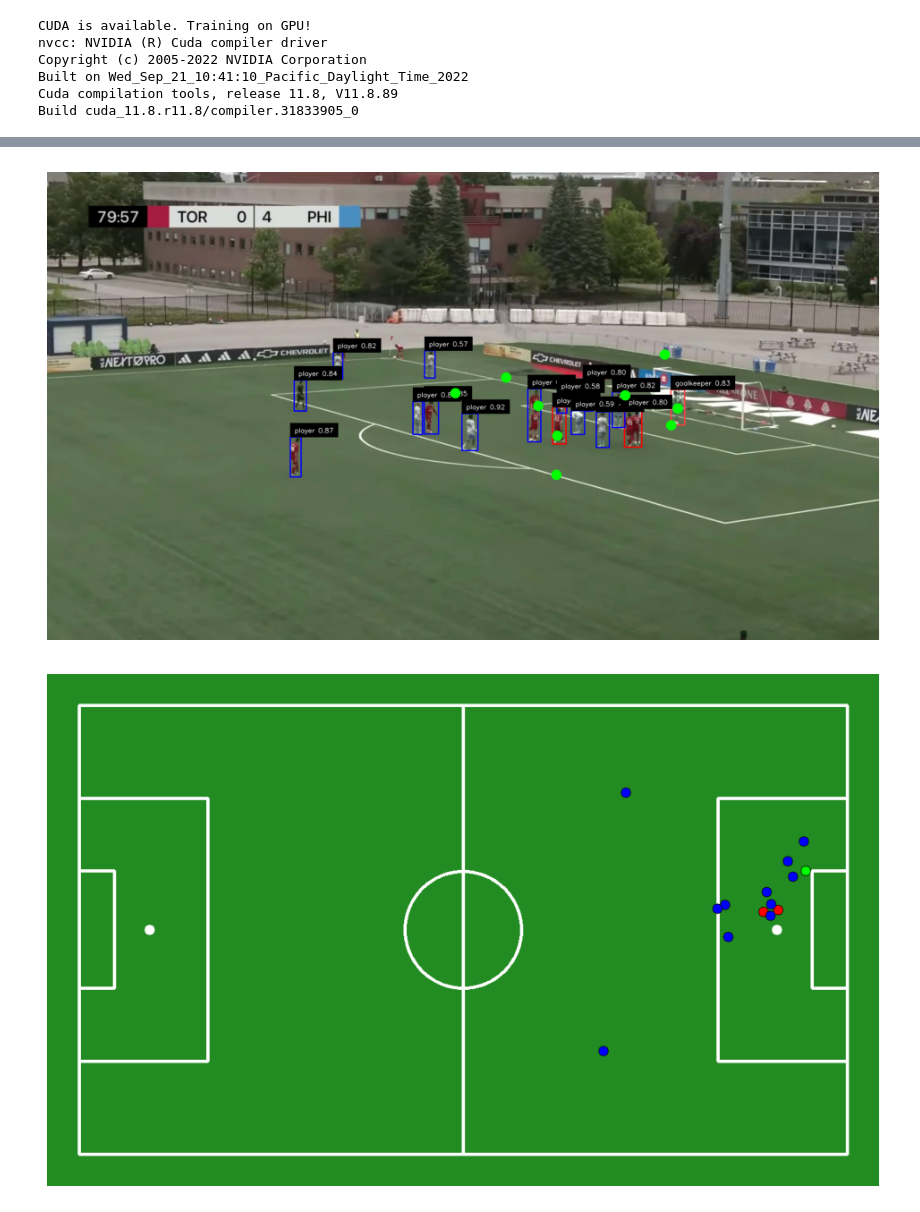
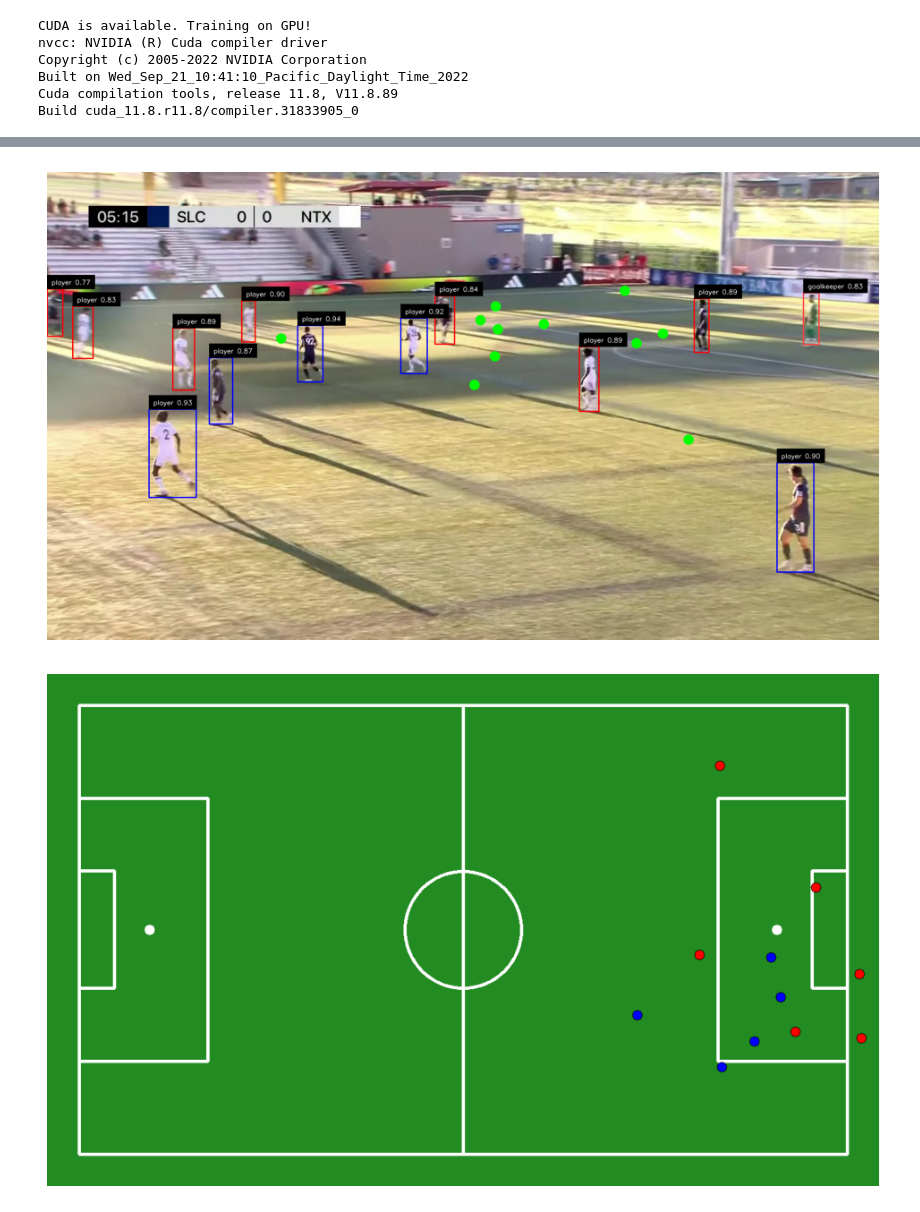
Before and after one commit to Isss11/soccer-computer-vision-analysis, a Jupyter notebook: detector.ipynb, the cells around one changed output, grey strips where cells are left out. Saved outputs shown, nothing was run; the diff lists cells and outputs as text; code cells hidden in the pictures.

```diff
--- a/detector.ipynb
+++ b/detector.ipynb
@@ -134,6 +128,7 @@ Cuda compilation tools, release 11.8, V11.8.89
 Build cuda_11.8.r11.8/compiler.31833905_0
 # %%
 import numpy as np
+import cv2
 
 class ViewTransformer:
     def __init__(self, source: np.ndarray, target: np.ndarray) -> None:
@@ -147,7 +142,7 @@ class ViewTransformer:
         source = source.astype(np.float32)
         target = target.astype(np.float32)
 
-        self.m, _ = cv2.findHomography(source, target)
+        self.m, _ = cv2.findHomography(source, target, method=cv2.RANSAC, ransacReprojThreshold=2)
         if self.m is None:
             raise ValueError(
                 "Homography matrix could not be calculated.")
@@ -810,34 +935,35 @@ def processVideoFrame(frame):
 # %%
 import supervision as sv
 from tqdm import tqdm
-from sports.common.team import TeamClassifier
 
-SOURCE_VIDEO_PATH = "example-input/soccerClipFootage_1.mp4"
+SOURCE_VIDEO_PATH = "example-input/clip_17.mp4"
 PLAYER_ID = 2
 STRIDE = 30
 
 frame_generator = sv.get_video_frames_generator(
     source_path=SOURCE_VIDEO_PATH, stride=STRIDE)
 
+
 crops = []
 for frame in tqdm(frame_generator, desc='collecting crops'):
     result = objectModel.infer(frame, confidence=OBJECT_CONFIDENCE_LEVEL)[0]
     detections = sv.Detections.from_inference(result)
+
     playersDetections = detections[detections.class_id == NO_TEAM_PLAYER_CLASS_ID]
     playersCrops = [sv.crop_image(frame, xyxy) for xyxy in playersDetections.xyxy]
     crops += playersCrops
 
 teamClassifier = TeamClassifier(device="cuda")
 teamClassifier.fit(crops)
 
 # Perspective transformation
-fileName = f"images-pitch/frame350.jpg"
+fileName = f"images-pitch/frame242.jpg"
 image = cv2.imread(fileName)
 
-exampleFrame = SoccerFrameAnalyzer(image, teamClassifier=teamClassifier)
+exampleFrame = SoccerFrameAnalyzer(image, teamClassifier=teamClassifier, isObfuscatedModel=False)
 
 sv.plot_image(exampleFrame.getAnnotatedFootage())
 sv.plot_image(exampleFrame.getAnnotatedPitch())
 # %% [output]
-[figure, old version]
+[figure, new version]
-[figure, old version]
+[figure, new version]
```
Also changed, not shown: parts of 17 cells of this notebook, 32 other files.
